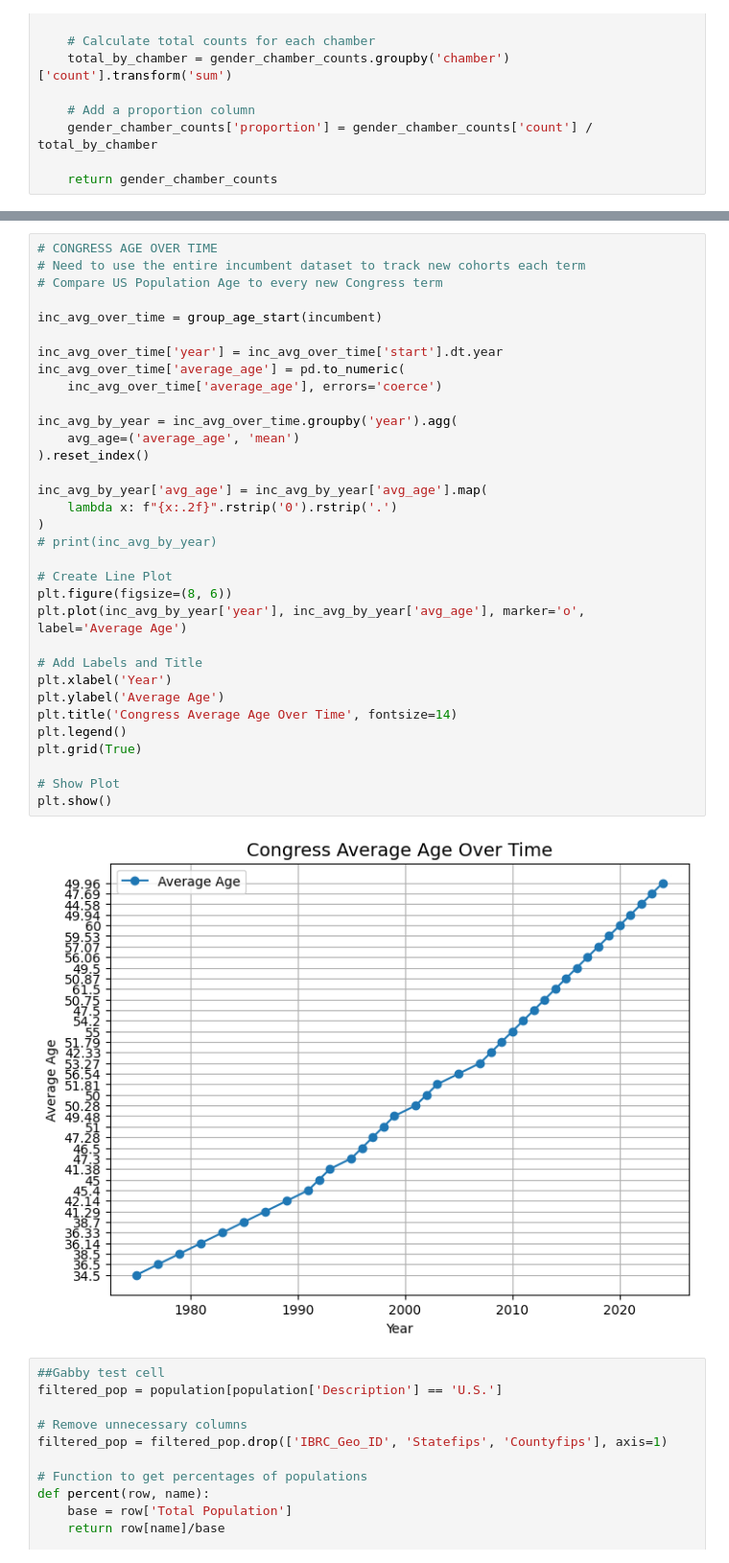
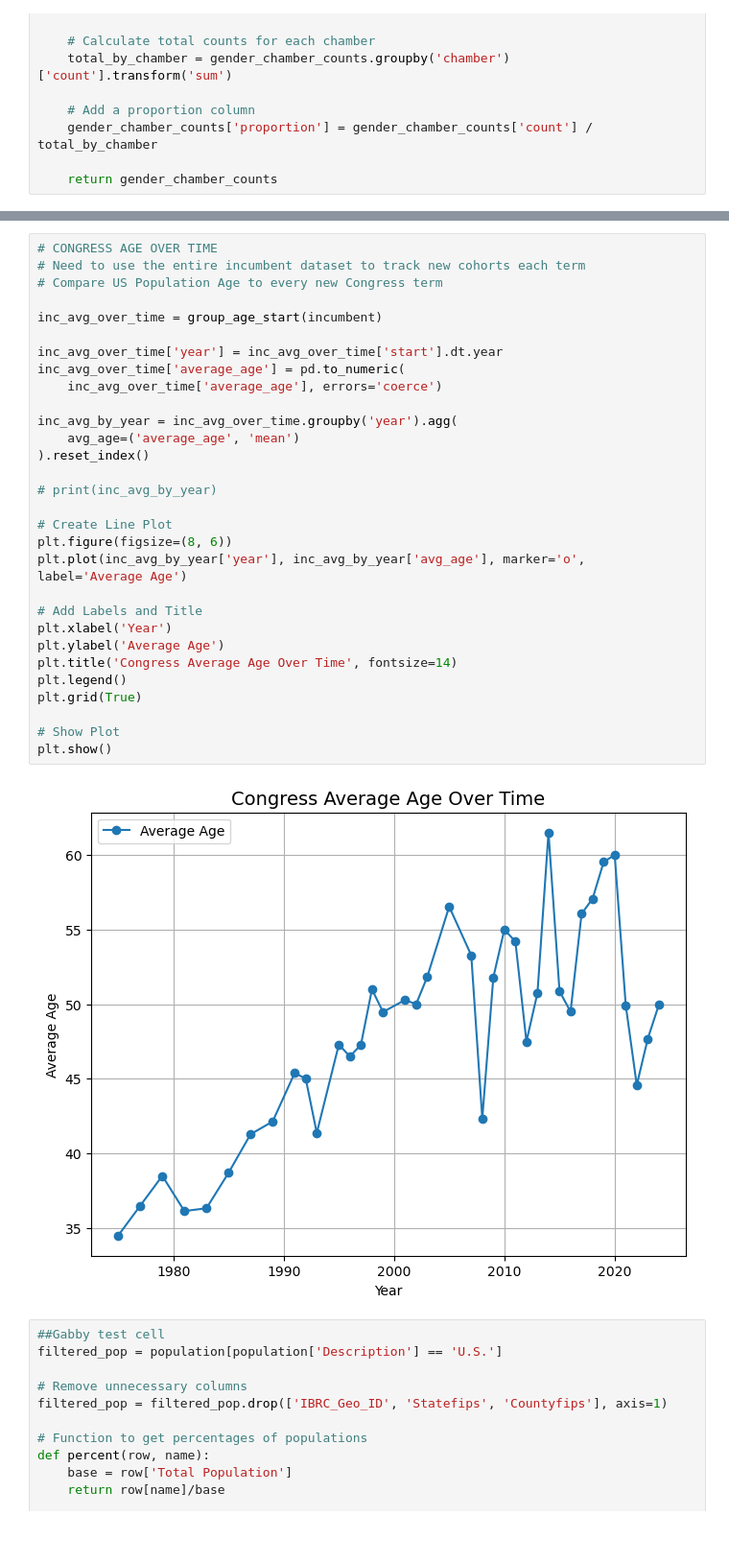
Before and after one commit to UC-Berkeley-I-School/project2_tom_quach_krishnan_adelman, a Jupyter notebook: DataLoad.ipynb, the cells around one changed output, grey strips where cells are left out. Shown at 96% size. Drawn from its saved outputs; the diff is of its cells as text; blank space fills up the shorter version.

```diff
--- a/DataLoad.ipynb
+++ b/DataLoad.ipynb
@@ -452,37 +472,34 @@ print(inc_gender_chamber)
 # CONGRESS AGE OVER TIME
 # Need to use the entire incumbent dataset to track new cohorts each term
 # Compare US Population Age to every new Congress term
 
 inc_avg_over_time = group_age_start(incumbent)
 
 inc_avg_over_time['year'] = inc_avg_over_time['start'].dt.year
 inc_avg_over_time['average_age'] = pd.to_numeric(
     inc_avg_over_time['average_age'], errors='coerce')
 
 inc_avg_by_year = inc_avg_over_time.groupby('year').agg(
     avg_age=('average_age', 'mean')
 ).reset_index()
 
-inc_avg_by_year['avg_age'] = inc_avg_by_year['avg_age'].map(
-    lambda x: f"{x:.2f}".rstrip('0').rstrip('.')
-)
 # print(inc_avg_by_year)
 
 # Create Line Plot
 plt.figure(figsize=(8, 6))
 plt.plot(inc_avg_by_year['year'], inc_avg_by_year['avg_age'], marker='o', label='Average Age')
 
 # Add Labels and Title
 plt.xlabel('Year')
 plt.ylabel('Average Age')
 plt.title('Congress Average Age Over Time', fontsize=14)
 plt.legend()
 plt.grid(True)
 
 # Show Plot
 plt.show()
 # %% [output]
-[figure, old version]
+[figure, new version]
 # %%
 ##Gabby test cell
 filtered_pop = population[population['Description'] == 'U.S.']
```
Also changed, not shown: parts of 3 cells of this notebook.
